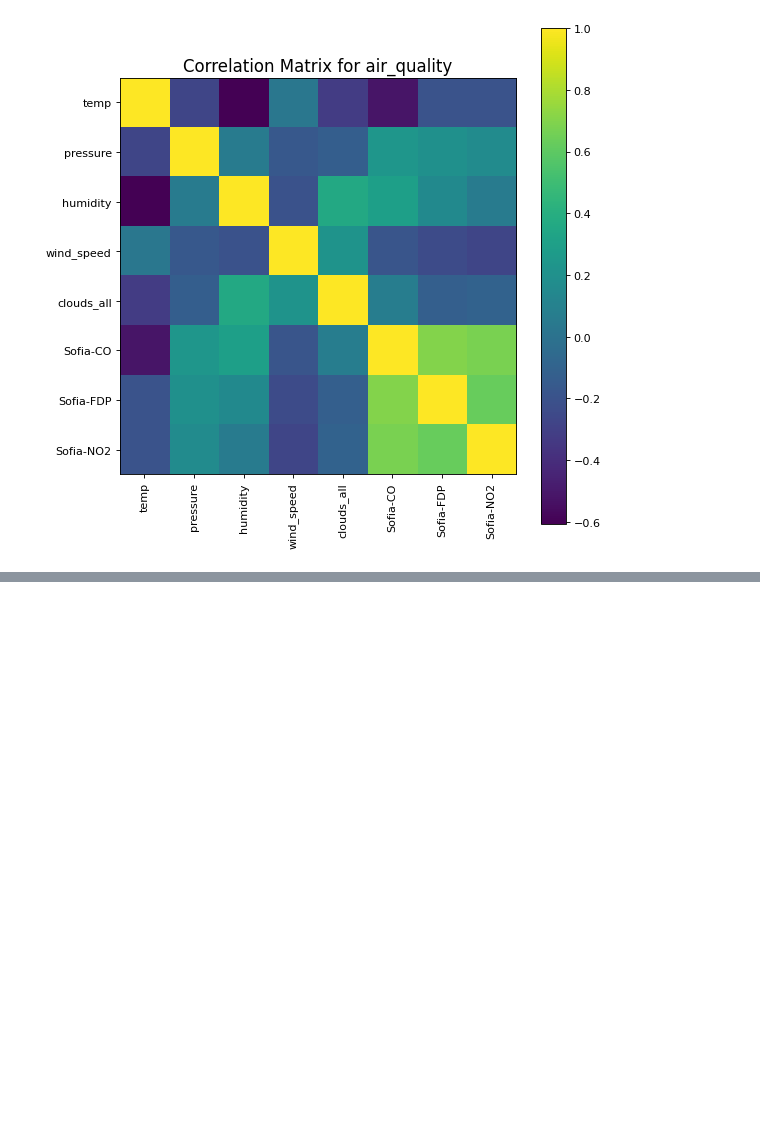
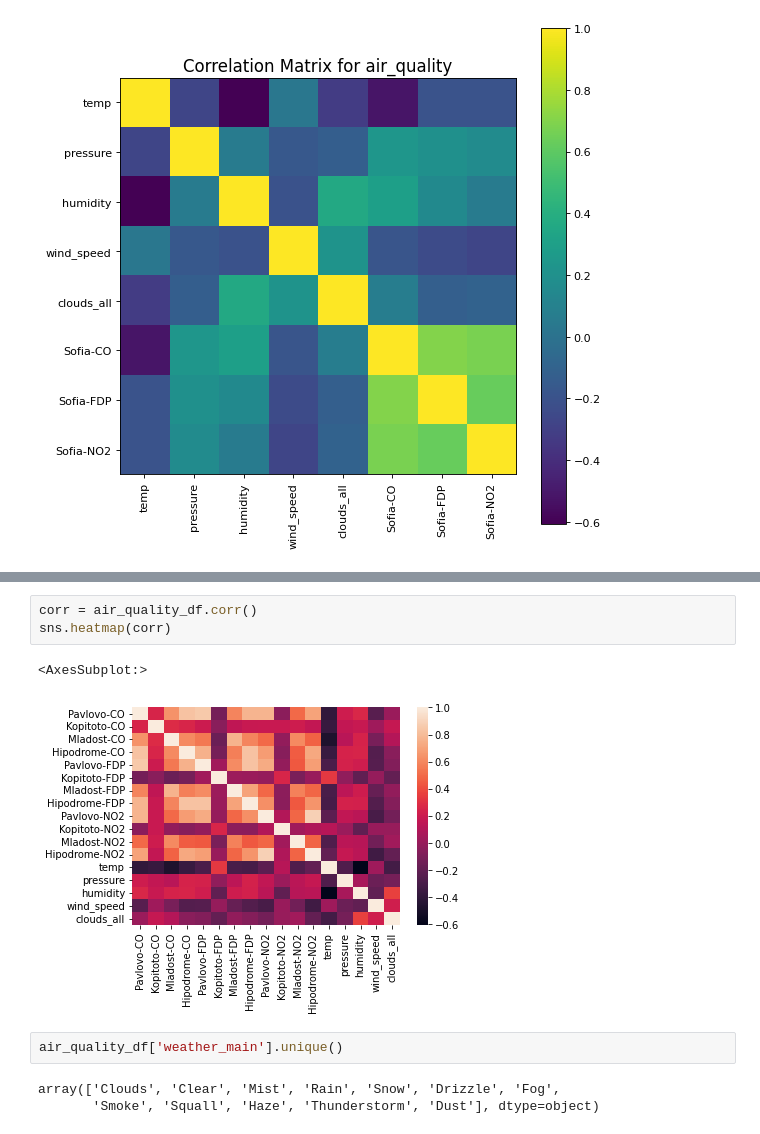
Before and after one commit to TsvetoslavVasev/BIgDataCourseProject, a Jupyter notebook: SofiaAirQuality.ipynb, the cells around one changed output, grey strips where cells are left out. Drawn from its saved outputs; the diff is of its cells as text; blank space fills up the shorter version.

```diff
--- a/SofiaAirQuality.ipynb
+++ b/SofiaAirQuality.ipynb
@@ -881,0 +915,11 @@ Coefficient of determination: 0.73
+# %%
+corr = air_quality_df.corr()
+sns.heatmap(corr)
+# %% [output]
+<AxesSubplot:>
+[figure, added]
+# %%
+air_quality_df['weather_main'].unique()
+# %% [output]
+array(['Clouds', 'Clear', 'Mist', 'Rain', 'Snow', 'Drizzle', 'Fog',
+       'Smoke', 'Squall', 'Haze', 'Thunderstorm', 'Dust'], dtype=object)
```
Also changed, not shown: parts of 6 cells of this notebook.
